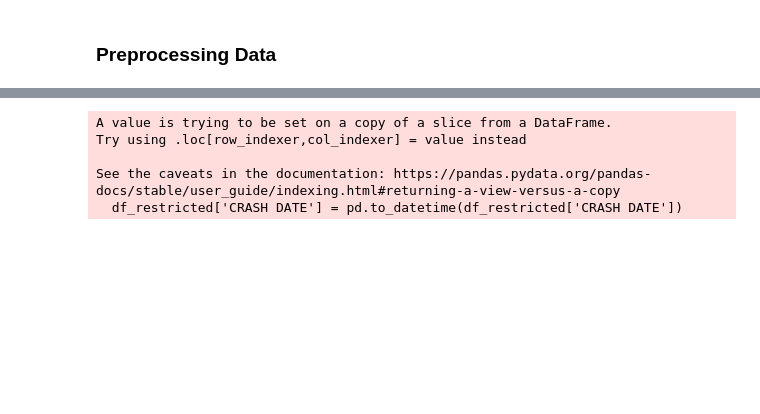
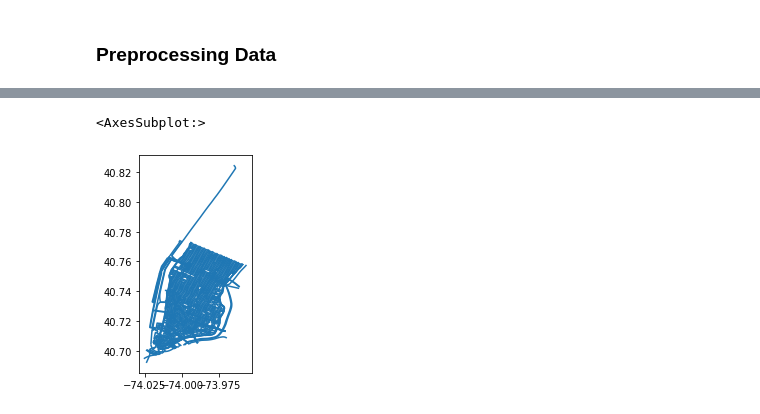
Before and after one commit to rtealwitter/OpenStreets, a Jupyter notebook: wrangle_data.ipynb, the cells around one changed output, grey strips where cells are left out. Saved outputs shown, nothing was run; the diff lists cells and outputs as text; code cells hidden in the pictures; blank space fills up the shorter version.

```diff
--- a/wrangle_data.ipynb
+++ b/wrangle_data.ipynb
@@ -4,13 +4,15 @@
 import pandas as pd
 import geopandas as gpd
 import shapely
+import networkx as nx
+from itertools import islice
 
-filename_streets = 'data_unwrangled/Centerline.csv'
+filename_infrastructure = 'data_unwrangled/Centerline.csv'
 filename_collisions = 'data_unwrangled/Motor_Vehicle_Collisions_-_Crashes.csv'
 # %%
-df_streets = pd.read_csv(filename_streets)
-gdf_streets = gpd.GeoDataFrame(df_streets)
-gdf_streets['the_geom'] = gdf_streets['the_geom'].apply(shapely.wkt.loads)
-gdf_streets.set_geometry('the_geom', inplace=True)
+infrastructure = pd.read_csv(filename_infrastructure)
+infrastructure = gpd.GeoDataFrame(infrastructure)
+infrastructure['the_geom'] = infrastructure['the_geom'].apply(shapely.wkt.loads)
+infrastructure.set_geometry('the_geom', inplace=True)
 # %%
 # Hand chosen lower manhattan polygon because of high citibike density
@@ -28,2 +36,11 @@ gdf_restricted.plot()
+# %%
+infrastructure = infrastructure.sjoin(filter) # restrict streets to filter
+if 'index_right' in infrastructure.columns:
+    infrastructure.drop(columns=['index_right'], inplace=True)
+# %%
+infrastructure.plot()
+# %% [output]
+<AxesSubplot:>
+[figure, added]
 # %%
 def get_neighbors(geometry, id):
@@ -46,14 +62,0 @@ df_restricted = df_collisions.loc[mask]
-# %%
-start_date = pd.Timestamp('2018-01-01')
-end_date = pd.Timestamp('2019-01-01')
-df_restricted['CRASH DATE'] = pd.to_datetime(df_restricted['CRASH DATE'])
-mask = (df_restricted['CRASH DATE'] > start_date) & (df_restricted['CRASH DATE'] <= end_date)
-
-# Restrict to within time range
-df_restricted = df_restricted.loc[mask]
-# %% [output]
-A value is trying to be set on a copy of a slice from a DataFrame.
-Try using .loc[row_indexer,col_indexer] = value instead
-
-See the caveats in the documentation: https://pandas.pydata.org/pandas-docs/stable/user_guide/indexing.html#returning-a-view-versus-a-copy
-  df_restricted['CRASH DATE'] = pd.to_datetime(df_restricted['CRASH DATE'])
```
Also changed, not shown: parts of 21 cells of this notebook.
